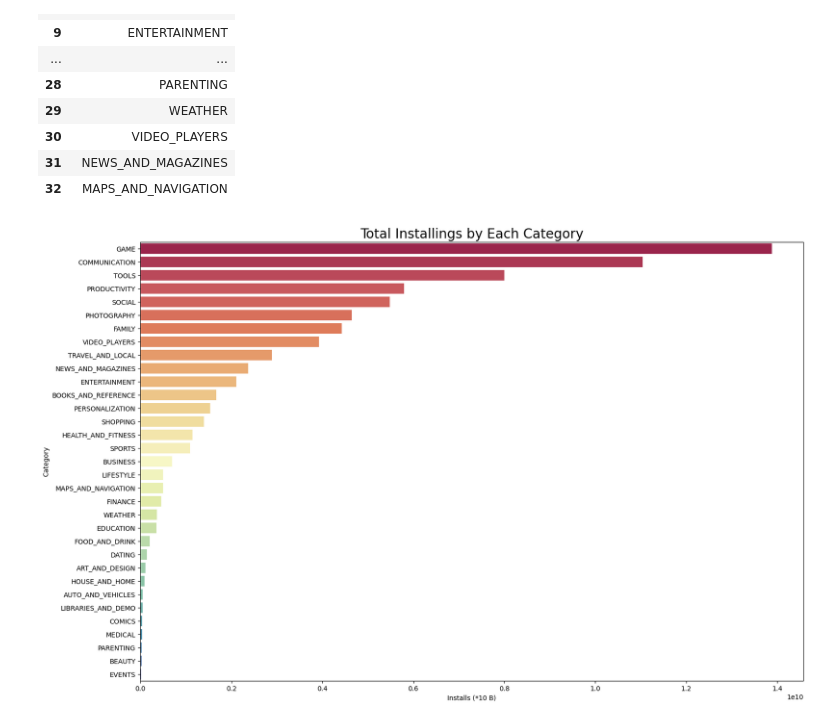
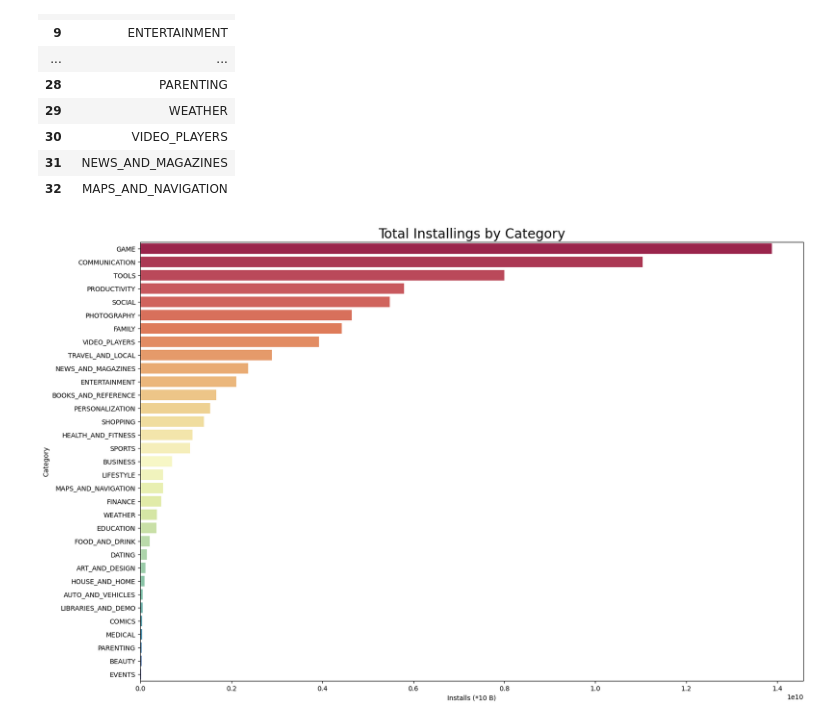
Before and after one commit to CKORKMAZZ/Team_Project_Develhope, a Jupyter notebook: data_cleaning/code.ipynb, the cells around one changed output. Cells and saved outputs as stored; diff of their text form; code cells hidden in the pictures.

```diff
--- a/data_cleaning/code.ipynb
+++ b/data_cleaning/code.ipynb
@@ -235,21 +235,3 @@ sorted_by_installs.head(25)
 | 342 | Viber Messenger | COMMUNICATION | 4.3 | 11334799 | NaN | 500000000 | Free | 0.0 | Everyone | Communication |
 | 3473 | Dropbox | PRODUCTIVITY | 4.4 | 1861310 | 61000.0 | 500000000 | Free | 0.0 | Everyone | Productivity |
 | 1661 | Temple Run 2 | GAME | 4.3 | 8118609 | 62000.0 | 500000000 | Free | 0.0 | Everyone | Action |
-# %%
-# Highest Installs by Category
-
-highest_Installs_df = df.groupby('Category')[['Installs']].sum().sort_values(by='Installs', ascending=False)
-
-x2sis = []
-y2sis = []
-
-for i in range(len(highest_Installs_df)):
-    x2sis.append(highest_Installs_df.Installs[i])
-    y2sis.append(highest_Installs_df.index[i])
-
-plt.figure(figsize=(18,13))
-
-plt.xlabel("Installs (*10 B)")
-plt.ylabel("Category")
-graph = sns.barplot(x = x2sis, y = y2sis, alpha =0.9, palette= "viridis")
-graph.set_title("Highest Installs by Category", fontsize = 20);
@@ -325,20 +305,20 @@ unique_category
 # %%
 # 2- Plot a bar chart for categories with the total number of installing numbers in each category
 
 highest_Installs_df = df.groupby('Category')[['Installs']].sum().sort_values(by='Installs', ascending=False)
 
 x = []
 y = []
 
 for i in range(len(highest_Installs_df)):
     x.append(highest_Installs_df.Installs[i])
     y.append(highest_Installs_df.index[i])
 
 plt.figure(figsize=(18,12))
 
 plt.xlabel("Installs (*10 B)")
 plt.ylabel("Category")
 graph = sns.barplot(x = x, y = y, palette = "Spectral")
-graph.set_title("Total Installings by Each Category", fontsize = 20);
+graph.set_title("Total Installings by Category", fontsize = 20);
 # %% [output]
-[figure, old version]
+[figure, new version]
```
Also changed, not shown: parts of 1 cell of this notebook.
